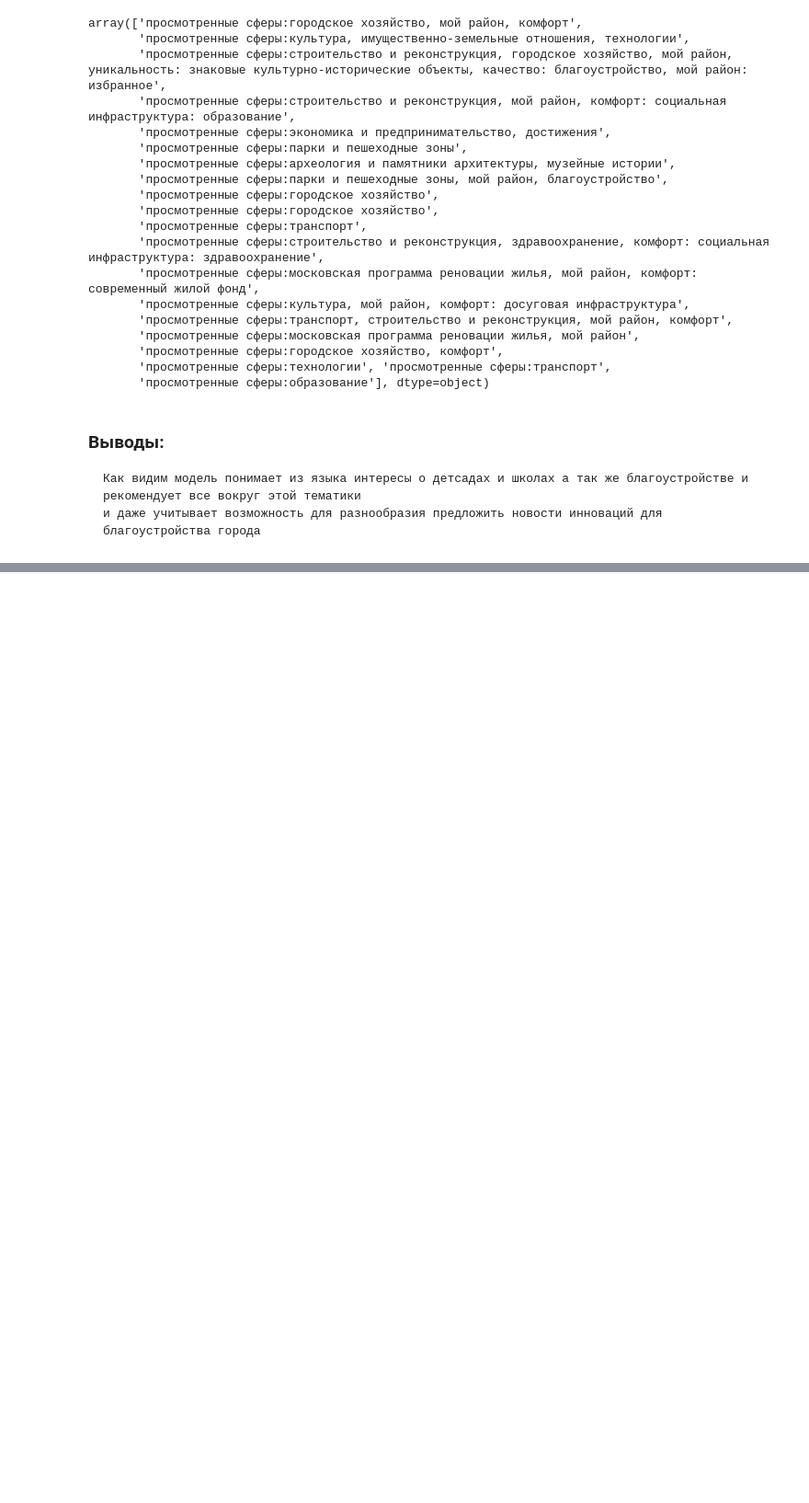
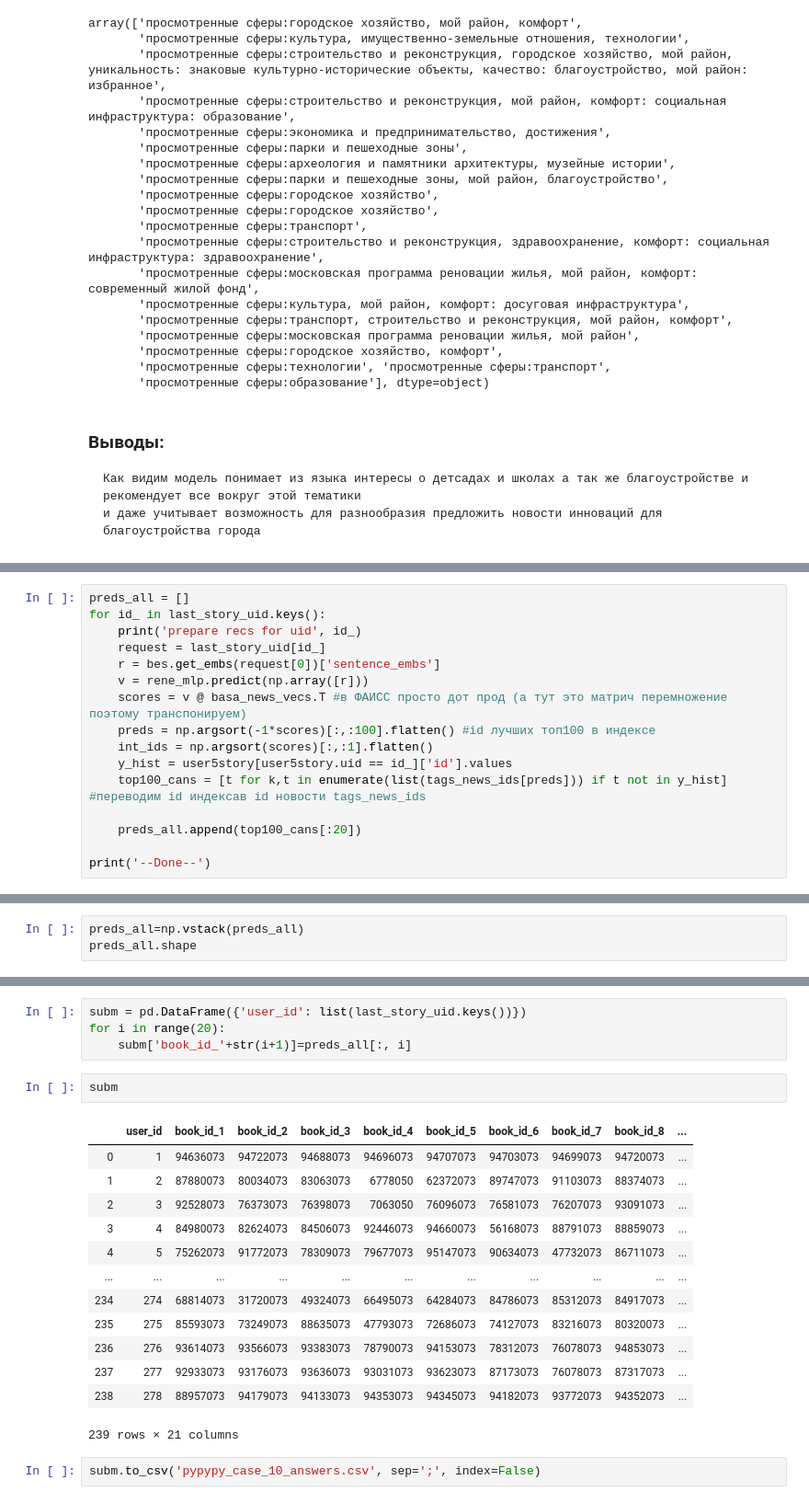
Before and after one commit to VirHos/ReNe, a Jupyter notebook: news2vec_inference.ipynb, the cells around one changed output, grey strips where cells are left out. Shown: that part at 92% size. Drawn from its saved outputs; the diff is of its cells as text; blank space fills up the shorter version.

```diff
--- a/news2vec_inference.ipynb
+++ b/news2vec_inference.ipynb
@@ -470,0 +501,16 @@ array(['просмотренные сферы:городское хозяйст
+# %%
+preds_all = []
+for id_ in last_story_uid.keys():
+    print('prepare recs for uid', id_)
+    request = last_story_uid[id_]
+    r = bes.get_embs(request[0])['sentence_embs']
+    v = rene_mlp.predict(np.array([r]))
+    scores = v @ basa_news_vecs.T #в ФАИСС просто дот прод (а тут это матрич перемножение поэтому транспонируем)
+    preds = np.argsort(-1*scores)[:,:100].flatten() #id лучших топ100 в индексе
+    int_ids = np.argsort(scores)[:,:1].flatten()
+    y_hist = user5story[user5story.uid == id_]['id'].values
+    top100_cans = [t for k,t in enumerate(list(tags_news_ids[preds])) if t not in y_hist] #переводим id индексав id новости tags_news_ids
+
+    preds_all.append(top100_cans[:20])
+
+print('--Done--')
@@ -470,0 +535,3 @@ array(['просмотренные сферы:городское хозяйст
+# %%
+preds_all=np.vstack(preds_all)
+preds_all.shape
@@ -470,0 +550,22 @@ array(['просмотренные сферы:городское хозяйст
+# %%
+subm = pd.DataFrame({'user_id': list(last_story_uid.keys())})
+for i in range(20):
+    subm['book_id_'+str(i+1)]=preds_all[:, i]
+# %%
+subm
+# %% [output]
+|  | user_id | book_id_1 | book_id_2 | book_id_3 | book_id_4 | book_id_5 | book_id_6 | book_id_7 | book_id_8 | ... |
+| 0 | 1 | 94636073 | 94722073 | 94688073 | 94696073 | 94707073 | 94703073 | 94699073 | 94720073 | ... |
+| 1 | 2 | 87880073 | 80034073 | 83063073 | 6778050 | 62372073 | 89747073 | 91103073 | 88374073 | ... |
+| 2 | 3 | 92528073 | 76373073 | 76398073 | 7063050 | 76096073 | 76581073 | 76207073 | 93091073 | ... |
+| 3 | 4 | 84980073 | 82624073 | 84506073 | 92446073 | 94660073 | 56168073 | 88791073 | 88859073 | ... |
+| 4 | 5 | 75262073 | 91772073 | 78309073 | 79677073 | 95147073 | 90634073 | 47732073 | 86711073 | ... |
+| ... | ... | ... | ... | ... | ... | ... | ... | ... | ... | ... |
+| 234 | 274 | 68814073 | 31720073 | 49324073 | 66495073 | 64284073 | 84786073 | 85312073 | 84917073 | ... |
+| 235 | 275 | 85593073 | 73249073 | 88635073 | 47793073 | 72686073 | 74127073 | 83216073 | 80320073 | ... |
+| 236 | 276 | 93614073 | 93566073 | 93383073 | 78790073 | 94153073 | 78312073 | 76078073 | 94853073 | ... |
+| 237 | 277 | 92933073 | 93176073 | 93636073 | 93031073 | 93623073 | 87173073 | 76078073 | 87317073 | ... |
+| 238 | 278 | 88957073 | 94179073 | 94133073 | 94353073 | 94345073 | 94182073 | 93772073 | 94352073 | ... |
+239 rows × 21 columns
+# %%
+subm.to_csv('pypypy_case_10_answers.csv', sep=';', index=False)
```
Also changed, not shown: parts of 8 cells of this notebook.
